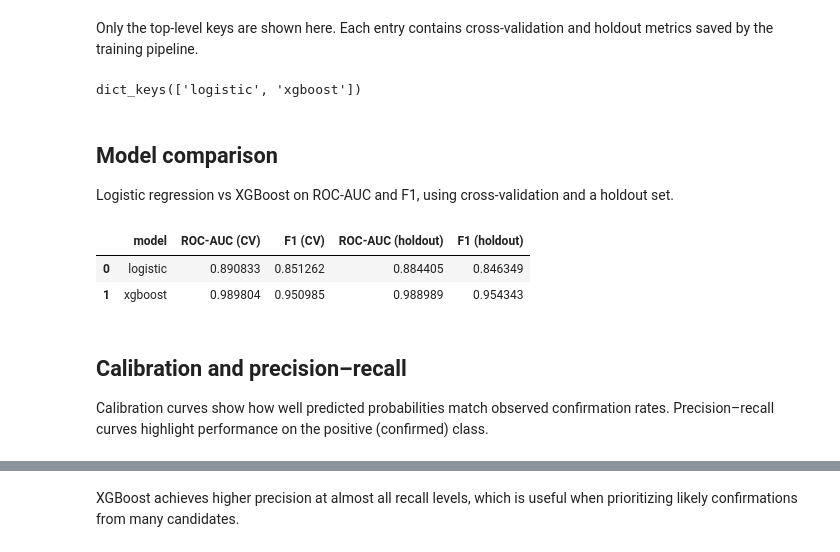
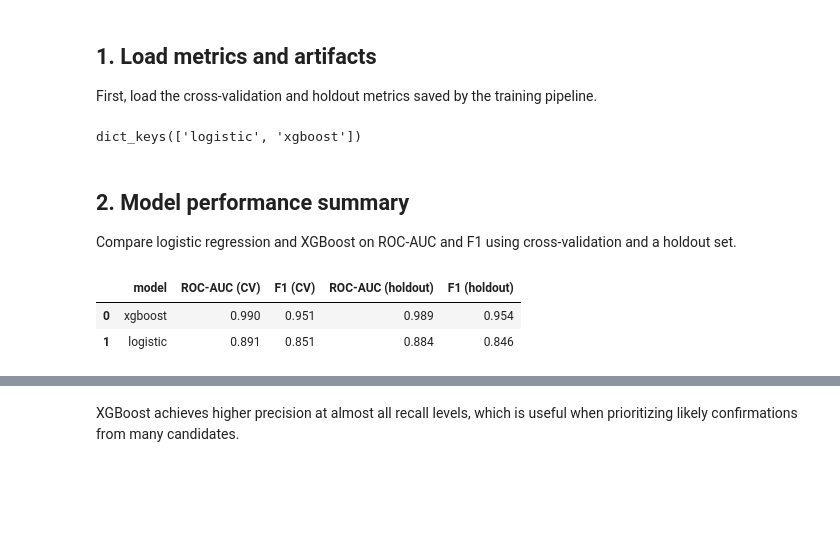
Before and after one commit to rhicarmel/exoplanet-validation, a Jupyter notebook: notebooks/model.ipynb, the cells around one changed output, grey strips where cells are left out. Cells and saved outputs as stored; diff of their text form; code cells hidden in the pictures; blank space fills up the shorter version.

```diff
--- a/notebooks/model.ipynb
+++ b/notebooks/model.ipynb
@@ -5,46 +7,68 @@ This notebook summarizes the performance of the logistic regression and XGBoost
 # %%
 import json
-import pathlib
+from pathlib import Path
+
 import matplotlib.pyplot as plt
-from PIL import Image  # if you want to display saved plots
+import seaborn as sns
 import pandas as pd
 import joblib
 import yaml
+from PIL import Image
+
+# plotting style
+sns.set_style("whitegrid")
+sns.set_context("notebook")
+sns.set_palette("Set2")
+
+ARTIFACTS_DIR = Path("../artifacts")
+PLOTS_DIR = ARTIFACTS_DIR / "plots"
+MODELS_DIR = ARTIFACTS_DIR / "models"
+CONFIGS_DIR = Path("../configs")
+DATA_DIR = Path("../data")
 # %% [markdown]
+## 1. Load metrics and artifacts
 
-Only the top-level keys are shown here. Each entry contains cross-validation and holdout metrics saved by the training pipeline.
+First, load the cross-validation and holdout metrics saved by the training pipeline.
 # %%
-metrics_path = pathlib.Path("../artifacts/metrics.json")
+# Load metrics
+metrics_path = ARTIFACTS_DIR / "metrics.json"
+
 with metrics_path.open() as f:
     metrics = json.load(f)
 
 metrics.keys()
 # %% [output]
 dict_keys(['logistic', 'xgboost'])
-# %% [markdown]
-##  Model comparison
-Logistic regression vs XGBoost on ROC-AUC and F1, using cross-validation and a holdout set.
+# %% [markdown]
+## 2. Model performance summary
+
+Compare logistic regression and XGBoost on ROC-AUC and F1 using cross-validation and a holdout set.
 # %%
+# summarize metrics in a table
 rows = []
+
+# flatten metrics into a small table
 for model_name, vals in metrics.items():
     cv = vals["cv"]["mean"]
     holdout = vals["holdout"]
+
     rows.append({
         "model": model_name,
         "ROC-AUC (CV)": cv["roc_auc"],
         "F1 (CV)": cv["f1"],
         "ROC-AUC (holdout)": holdout["roc_auc"],
         "F1 (holdout)": holdout["f1"],
     })
 
-summary = pd.DataFrame(rows)
-summary.round(3)
+summary = (
+    pd.DataFrame(rows)
+    .round(3)
+    .sort_values("ROC-AUC (CV)", ascending=False)
+    .reset_index(drop=True)
+)
+
 summary
 # %% [output]
 |  | model | ROC-AUC (CV) | F1 (CV) | ROC-AUC (holdout) | F1 (holdout) |
-| 0 | logistic | 0.890833 | 0.851262 | 0.884405 | 0.846349 |
-| 1 | xgboost | 0.989804 | 0.950985 | 0.988989 | 0.954343 |
+| 0 | xgboost | 0.990 | 0.951 | 0.989 | 0.954 |
+| 1 | logistic | 0.891 | 0.851 | 0.884 | 0.846 |
-# %% [markdown]
-## Calibration and precision–recall
-
-Calibration curves show how well predicted probabilities match observed confirmation rates. Precision–recall curves highlight performance on the positive (confirmed) class.
```
Also changed, not shown: parts of 16 cells of this notebook, 1 other file.
